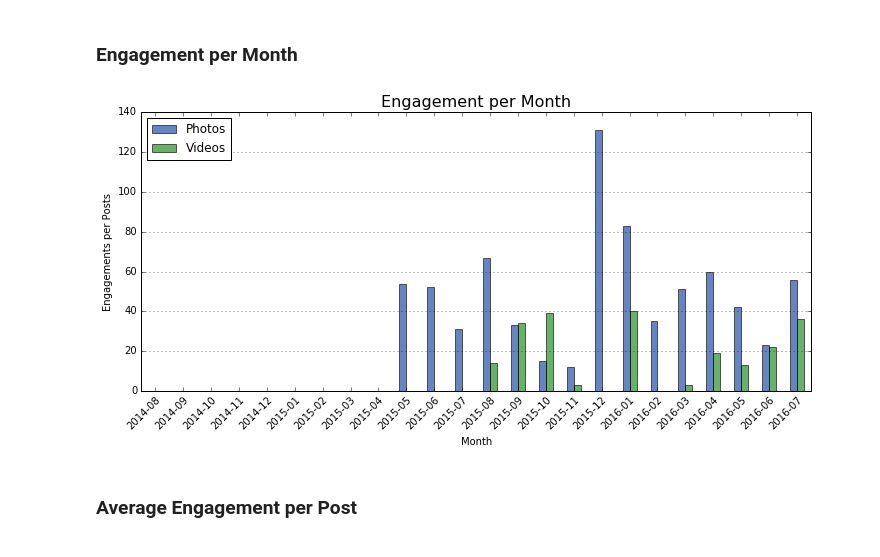
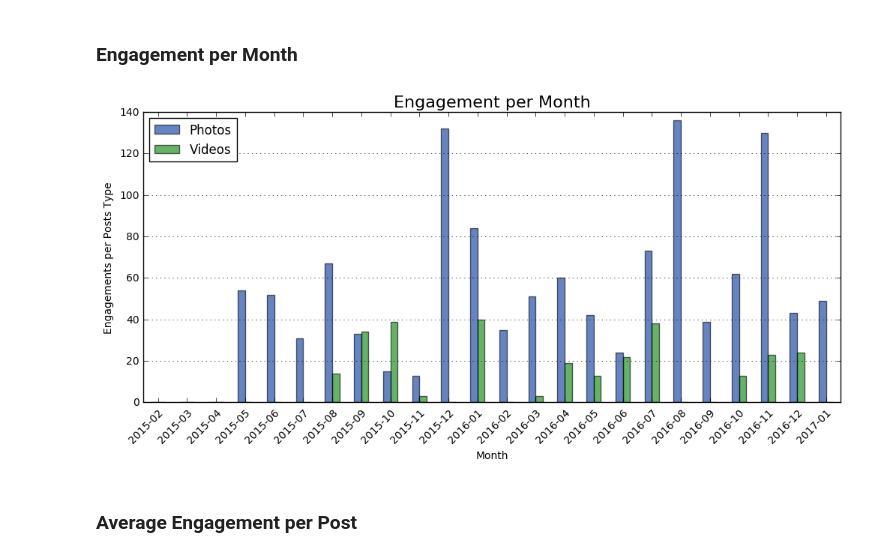
Before and after one commit to kahlamari/data-visualization, a Jupyter notebook: Instagram Data Visualization.ipynb, the cells around one changed output. Cells and saved outputs as stored; diff of their text form; code cells hidden in the pictures.

Commit message:
Optimized data loading & updated Instagram data from my account
Optimized the loading of data from Instagram into a dataframe. Much
less data copying :)

```diff
--- a/Instagram Data Visualization.ipynb
+++ b/Instagram Data Visualization.ipynb
@@ -107,0 +70,7 @@ df = df.reset_index(drop=True)
+# %%
+df = loadDataIntoDataFrame('radikahl')
+df = df.reset_index(drop=True)
+
+df['type'] = df['type'].astype('category', categories=['image', 'video'])
+df['created_time'] = pd.to_datetime(df['created_time'].astype(int), unit='s')
+df['caption.text'] = df['caption.text'].fillna('')
@@ -112,9 +83,9 @@ df.to_csv(csv_file, index=False, encoding='utf-8')
 ### Data Preparation
 Adding additional columns used in visualizations later
 # %%
-df['hour'] = df['creation_time'].dt.hour
-df['weekday'] = df['creation_time'].dt.weekday
-df['year-month'] = df['creation_time'].map(lambda x: '{0}-{1:02}'.format(x.year, x.month))
+df['hour'] = df['created_time'].dt.hour
+df['weekday'] = df['created_time'].dt.weekday
+df['year-month'] = df['created_time'].map(lambda x: '{0}-{1:02}'.format(x.year, x.month))
 # %% [markdown]
 ## Visualizing my Posting Activity
 # %% [markdown]
@@ -272,38 +243,38 @@ Due to the resticted API, I am not able to retrieve the exact dates when people
 # %% [markdown]
 ### Engagement per Month
 # %%
-month_group = df[['year-month', 'type', 'likes', 'comments','link']].copy()
-month_group['engagement'] = month_group['likes'] + month_group['comments']
-month_group = month_group.drop(['likes', 'comments'], axis=1)
+month_group = df[['year-month', 'type', 'likes.count', 'comments.count','link']].copy()
+month_group['engagement'] = month_group['likes.count'] + month_group['comments.count']
+month_group = month_group.drop(['likes.count', 'comments.count'], axis=1)
 month_group = month_group.groupby(['year-month', 'type'])
 
 months = pd.Period(df['year-month'].max(), freq='M') - pd.Period(df['year-month'].min(), freq='M') + 1
 idx = pd.date_range(start=df['year-month'].min(),
                     periods=months,
                     freq="M") \
                    .map(lambda x: '{0}-{1:02}'.format(x.year, x.month))
 
 month_sum = month_group.sum()
 month_sum = month_sum.unstack().reindex(idx).fillna(0)[-24:]
 plot = month_sum.plot(kind='bar',
                        stacked=False,
                        figsize=[12, 5],
                        alpha=0.6,
                        color=['#003399', 'g'],
                        edgecolor='k',
                        align='center',
                        grid=False)
 plot.set_title('Engagement per Month', fontsize=title_fontsize)
-plot.set_ylabel('Engagements per Posts')
+plot.set_ylabel('Engagements per Posts Type')
 plot.set_xlabel('Month')
 plot.set_xticklabels(month_sum.index, rotation=45, rotation_mode='anchor', ha='right')
 plot.legend(["Photos", "Videos"], loc=2, ncol=1)
 plot.yaxis.grid(True)
 
 plt.savefig('images/instagram_absolute_engagement_month.png', dpi=96, bbox_inches='tight')
 plt.show()
 # %% [output]
-[figure, old version]
+[figure, new version]
 # %% [markdown]
 ### Average Engagement per Post
 # %%
```
Also changed, not shown: parts of 18 cells of this notebook, 8 other files.
